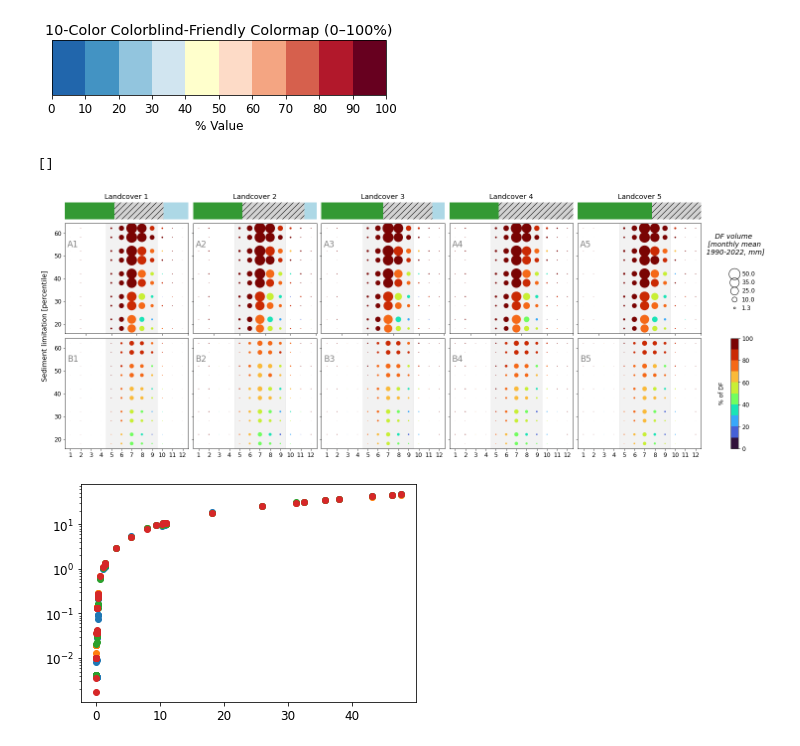
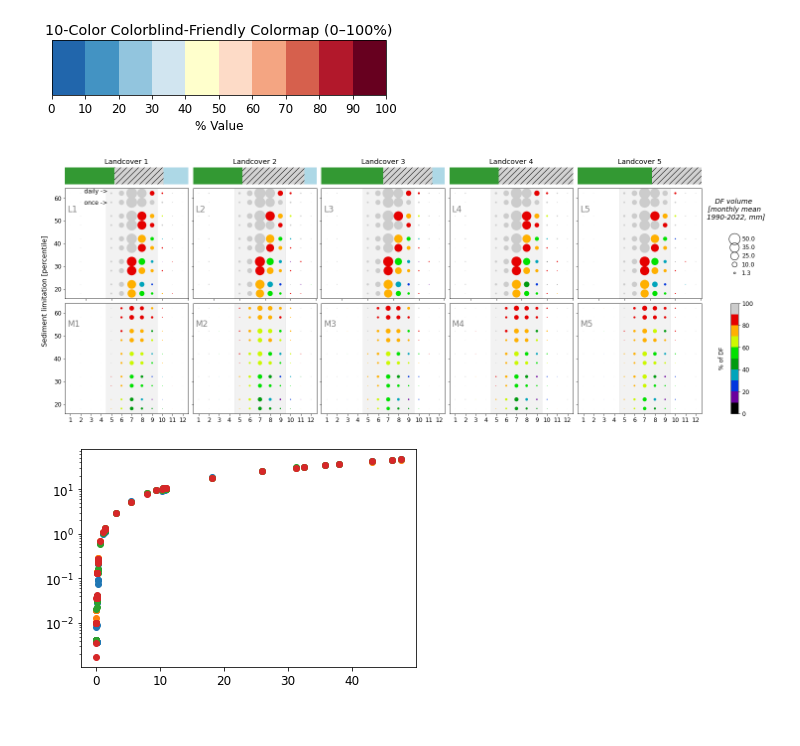
Before and after one commit to varyabazilova/sedcas_sediments_hma, a Jupyter notebook: 202406_modelruns/processing_pipeline/6_df_count_vs_volume_bubble_plot.ipynb, the cells around one changed output. Drawn from its saved outputs; the diff is of its cells as text; code cells hidden in the pictures.

```diff
--- a/202406_modelruns/processing_pipeline/6_df_count_vs_volume_bubble_plot.ipynb
+++ b/202406_modelruns/processing_pipeline/6_df_count_vs_volume_bubble_plot.ipynb
@@ -435,8 +435,9 @@ for key in target_axes:
 #cmap = plt.get_cmap('gnuplot', 10)
 
 # these ones i like
-cmap = plt.get_cmap('turbo', 10)
-# cmap = plt.get_cmap('nipy_spectral', 10)
+# cmap = plt.get_cmap('turbo', 10)
+# cmap = plt.get_cmap('seismic', 10)
+cmap = plt.get_cmap('nipy_spectral', 10)
 # cmap = cmap_discrete
 
 
@@ -462,6 +463,18 @@ mosaic['E'].scatter(x = df_once5.month,  y = percentile_numeric+0.20,  c = df_on
 mosaic['A'].set_yticks(range(len(percentile_labels)))
 mosaic['A'].set_yticklabels(percentile_labels)
 
+
+
+
+
+# # Add labels to panel A to distinguish daily vs once data
+# mosaic['A'].text(0.35, 0.87, 'daily', transform=mosaic['A'].transAxes, ha='right', va='center', fontsize=13, style='italic')
+# mosaic['A'].text(0.35, 0.97, 'once', transform=mosaic['A'].transAxes, ha='right', va='center', fontsize=13, style='italic')
+
+
+# Option 3: Simple letters
+mosaic['A'].text(0.25, 0.87, 'once ->', transform=mosaic['A'].transAxes, ha='center', va='center', fontsize=12)#, weight='italic')
+mosaic['A'].text(0.25, 0.97, 'daily ->', transform=mosaic['A'].transAxes, ha='center', va='center', fontsize=12)#, weight='italic')
 
 # THIS IS MUSTANG PART
 
@@ -573,8 +586,8 @@ for i, key in enumerate("klmno"):
 
 # Define labels for ABCDE and abcde panels
 labels = {
-    "A": "A1", "B": "A2", "C": "A3", "D": "A4", "E": "A5",
-    "a": "B1", "b": "B2", "c": "B3", "d": "B4", "e": "B5"
+    "A": "L1", "B": "L2", "C": "L3", "D": "L4", "E": "L5",
+    "a": "M1", "b": "M2", "c": "M3", "d": "M4", "e": "M5"
 }
 
 # Iterate over only the panels that need labels
@@ -632,35 +645,34 @@ mosaic['p'].set_xticks([])
 
 bubbles = pd.DataFrame({'value':[ 1.3, 10, 25, 35, 50]})
 
 bubbles['xposition'] = 2
 bubles = bubbles.reset_index()
 
 mosaic['j'].scatter(x = bubbles.xposition, y = bubbles.index, s = bubbles.value*10, color = 'none', edgecolor = 'black')
 mosaic['j'].set_ylim(-3, 10)
 
 # Add labels to the bubbles
 for i, row in bubbles.iterrows():
     mosaic['j'].text(row['xposition'] + 0.1, row.name, str(row['value']), ha='left', va='center')
     # values = [2.7, 2.2, 0.7, 0.06, 0.02, 0.006]
 
 mosaic['j'].text(2, 7.5,  'DF volume \n [monthly mean \n 1990-2022, mm]', ha='center', va='center', fontsize=14, fontstyle = 'italic')
 
 
 mosaic['j'].spines['top'].set_visible(False)
 mosaic['j'].spines['right'].set_visible(False)
 mosaic['j'].spines['bottom'].set_visible(False)
 mosaic['j'].spines['left'].set_visible(False)
 mosaic['j'].set_xticklabels([])
 mosaic['j'].set_yticklabels([])
 mosaic['j'].set_yticks([])
 mosaic['j'].set_xticks([])
 
 
 
 # plt.savefig('/Users/varyabazilova/Desktop/paper2/plots_experiments/landcover_df_percent_vs_df_volume_bubbles_all.png', bbox_inches = 'tight', dpi = 300)
 # %% [output]
-[]
-[figure, old version]
+[figure, new version]
 # %%
 plt.scatter(x = df_once1.dfs_volume,  y = df_once5.dfs_volume)
 plt.scatter(x = df_once1.dfs_volume,  y = df_once4.dfs_volume)
```
Also changed, not shown: parts of 1 cell of this notebook, 7 other files.
